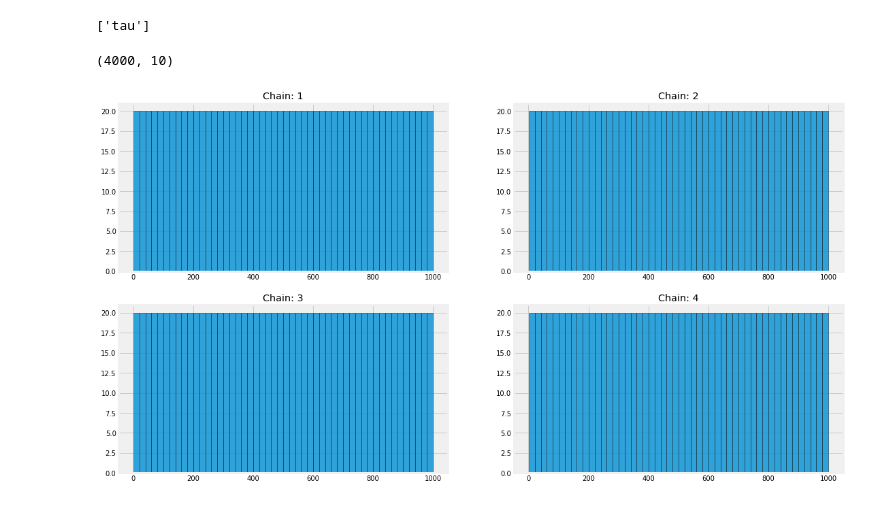
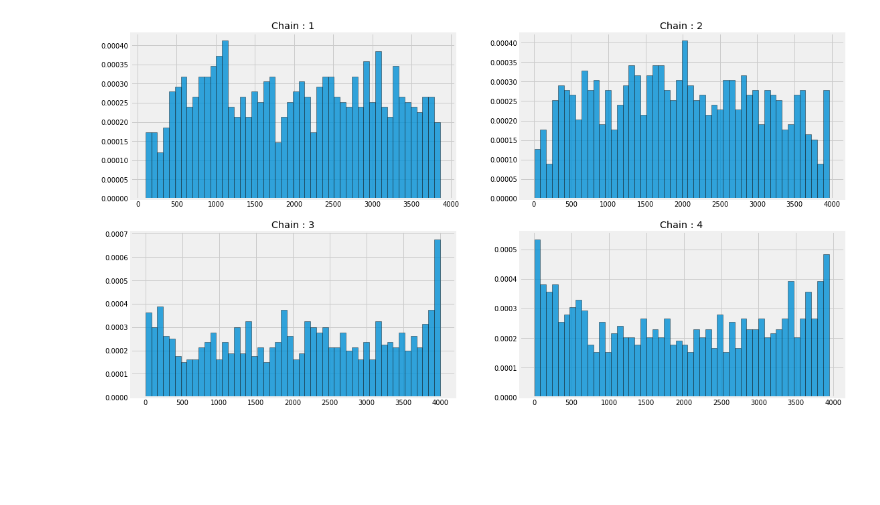
Before and after one commit to icweaver/pyHat, a Jupyter notebook: simple_cauchy.ipynb, the cells around one changed output. Drawn from its saved outputs; the diff is of its cells as text; code cells hidden in the pictures; blank space fills up the shorter version.

```diff
--- a/simple_cauchy.ipynb
+++ b/simple_cauchy.ipynb
@@ -69,28 +66,12 @@ array([ 6.21266366e+00, -3.87941044e+01, -1.89802536e+00,  1.04763353e+00,
-# %%
-trace.varnames
-# %% [output]
-['tau']
-# %%
-np.array(trace['tau']).shape
-# %% [output]
-(4000, 10)
 # %%
 traces_by_chain = np.zeros((4, 1000))
 
 for i in range(4):
     #traces_by_chain[i] = np.array(trace['tau'])[:,8][i*1000:(i+1)*1000]
-    traces_by_chain[i] = trace.get_values('tau', chains=[i])[:,8]
+    traces_by_chain[i] = trace.get_values('tau', chains=[i])[:,4]
-# %%
-rows = 2
-cols = 2
-fig = plt.figure(figsize=(17, 10))
-gs = GridSpec(rows, cols)
-
-for i in range(rows*cols):
-    ax = fig.add_subplot(gs[i])
-    rankplot(traces_by_chain[i])
-    ax.set_title(f"Chain: {i + 1}")
-# %% [output]
-[figure, removed]
+# %%
+rankplot(traces_by_chain, 4, 2, 2)
+# %% [output]
+[figure, added]
 # %%
 np
```
Also changed, not shown: parts of 4 cells of this notebook.
